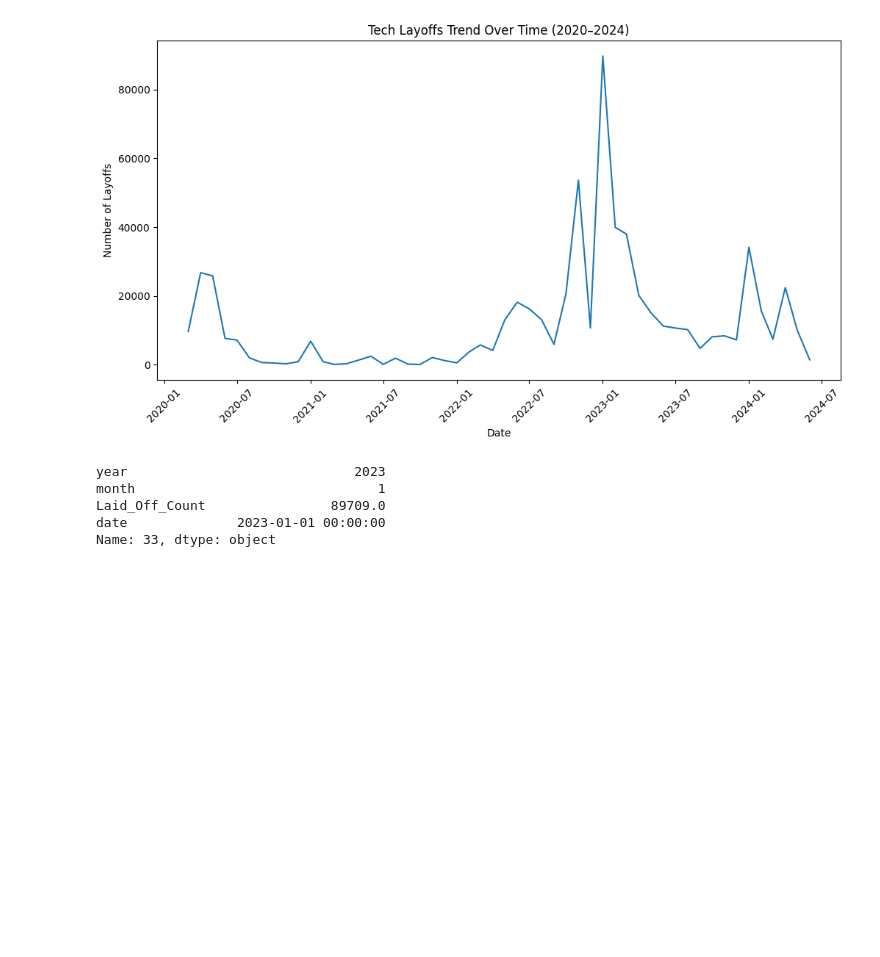
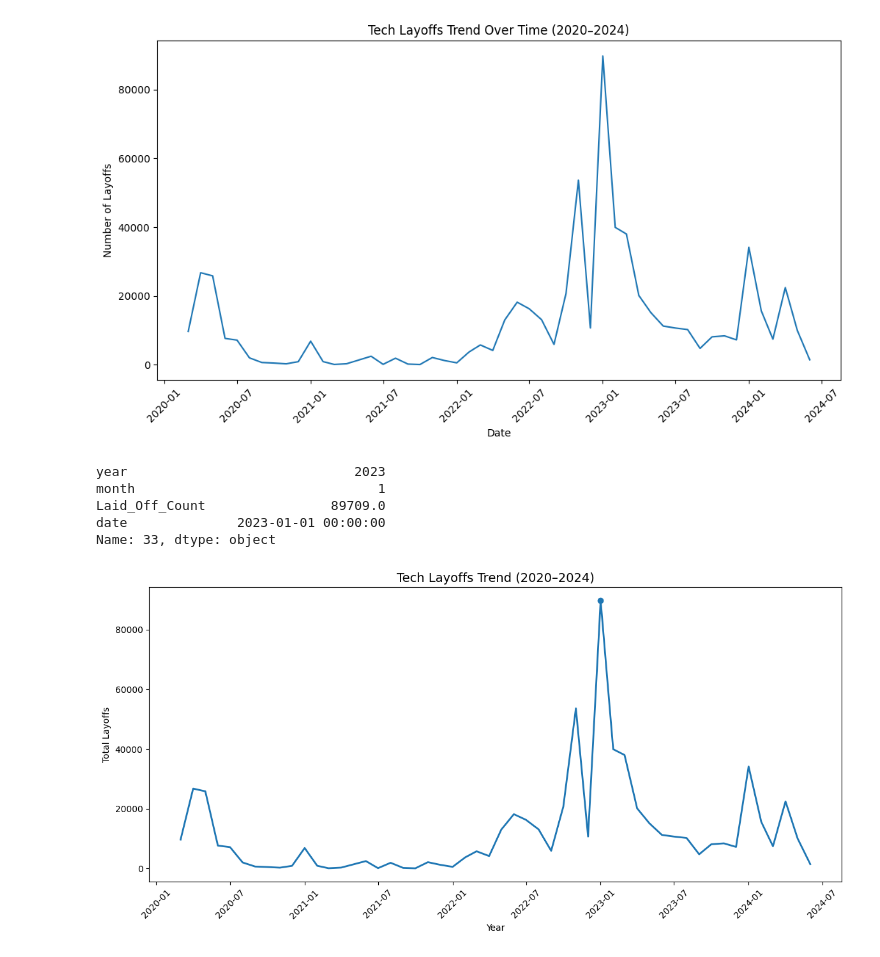
Before and after one commit to riddhikale/Tech-Layoffs, a Jupyter notebook: notebooks/eda.ipynb, the cells around one changed output. Drawn from its saved outputs; the diff is of its cells as text; code cells hidden in the pictures; blank space fills up the shorter version.

Commit message:
enhanced layoffs trend visualization with peak highlighting

```diff
--- a/notebooks/eda.ipynb
+++ b/notebooks/eda.ipynb
@@ -153,3 +153,22 @@ month                               1
 Laid_Off_Count                89709.0
 date              2023-01-01 00:00:00
 Name: 33, dtype: object
+# %%
+plt.figure(figsize=(14,6))
+
+plt.plot(
+    monthly_layoffs['date'],
+    monthly_layoffs['Laid_Off_Count'],
+    linewidth=2
+)
+
+plt.scatter(peak['date'], peak['Laid_Off_Count'])
+
+plt.title("Tech Layoffs Trend (2020–2024)", fontsize=14)
+plt.xlabel("Year")
+plt.ylabel("Total Layoffs")
+plt.xticks(rotation=45)
+
+plt.show()
+# %% [output]
+[figure, added]
```
